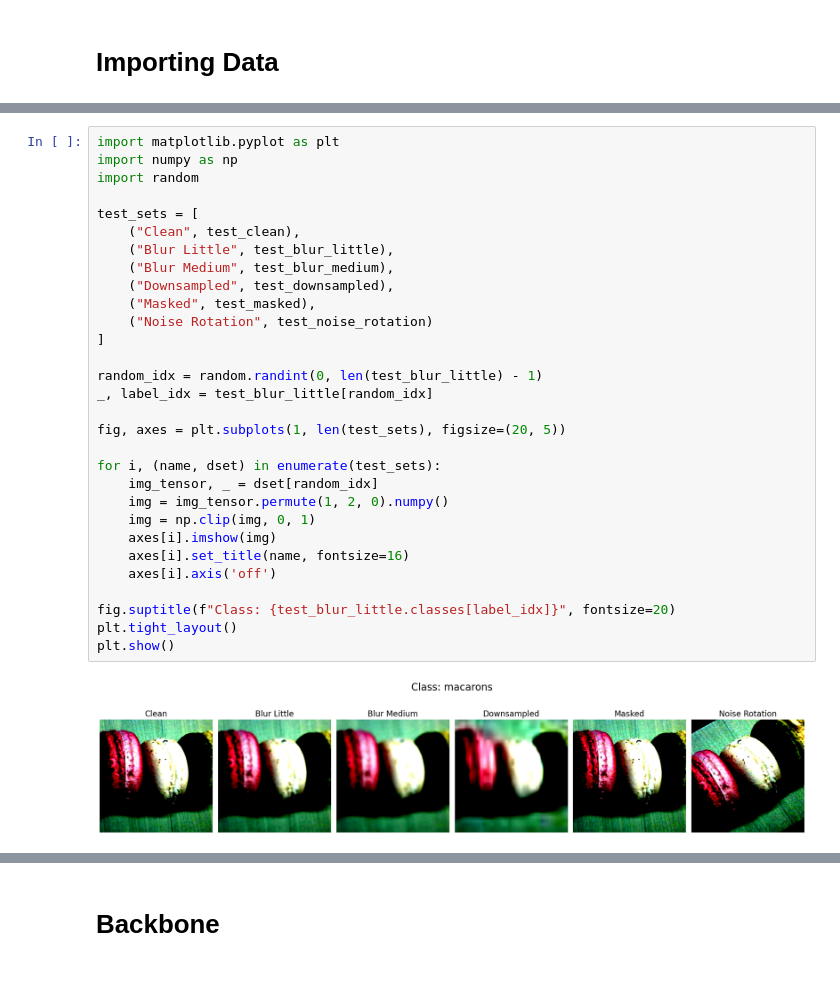
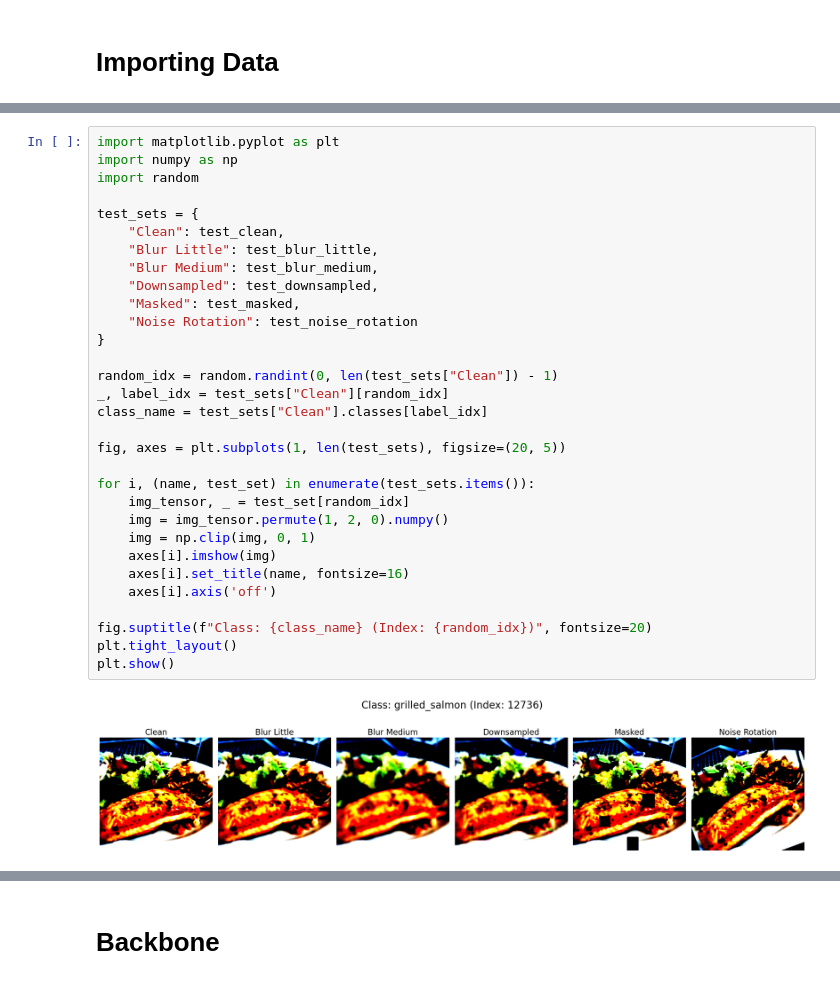
Before and after one commit to jgbreault/MealReveal, a Jupyter notebook: analysis.ipynb, the cells around one changed output, grey strips where cells are left out. Cells and saved outputs as stored; diff of their text form.

```diff
--- a/analysis.ipynb
+++ b/analysis.ipynb
@@ -61,35 +63,36 @@ Test (Noise Rotation): 25250
 # %%
 import matplotlib.pyplot as plt
 import numpy as np
 import random
 
-test_sets = [
-    ("Clean", test_clean),
-    ("Blur Little", test_blur_little),
-    ("Blur Medium", test_blur_medium),
-    ("Downsampled", test_downsampled),
-    ("Masked", test_masked),
-    ("Noise Rotation", test_noise_rotation)
-]
+test_sets = {
+    "Clean": test_clean,
+    "Blur Little": test_blur_little,
+    "Blur Medium": test_blur_medium,
+    "Downsampled": test_downsampled,
+    "Masked": test_masked,
+    "Noise Rotation": test_noise_rotation
+}
 
-random_idx = random.randint(0, len(test_blur_little) - 1)
-_, label_idx = test_blur_little[random_idx]
+random_idx = random.randint(0, len(test_sets["Clean"]) - 1)
+_, label_idx = test_sets["Clean"][random_idx]
+class_name = test_sets["Clean"].classes[label_idx]
 
 fig, axes = plt.subplots(1, len(test_sets), figsize=(20, 5))
 
-for i, (name, dset) in enumerate(test_sets):
-    img_tensor, _ = dset[random_idx]
+for i, (name, test_set) in enumerate(test_sets.items()):
+    img_tensor, _ = test_set[random_idx]
     img = img_tensor.permute(1, 2, 0).numpy()
     img = np.clip(img, 0, 1)
     axes[i].imshow(img)
     axes[i].set_title(name, fontsize=16)
     axes[i].axis('off')
 
-fig.suptitle(f"Class: {test_blur_little.classes[label_idx]}", fontsize=20)
+fig.suptitle(f"Class: {class_name} (Index: {random_idx})", fontsize=20)
 plt.tight_layout()
 plt.show()
 # %% [output]
-[figure, old version]
+[figure, new version]
 # %%
 food_classes = test_clean.classes
 
```
Also changed, not shown: parts of 8 cells of this notebook.
